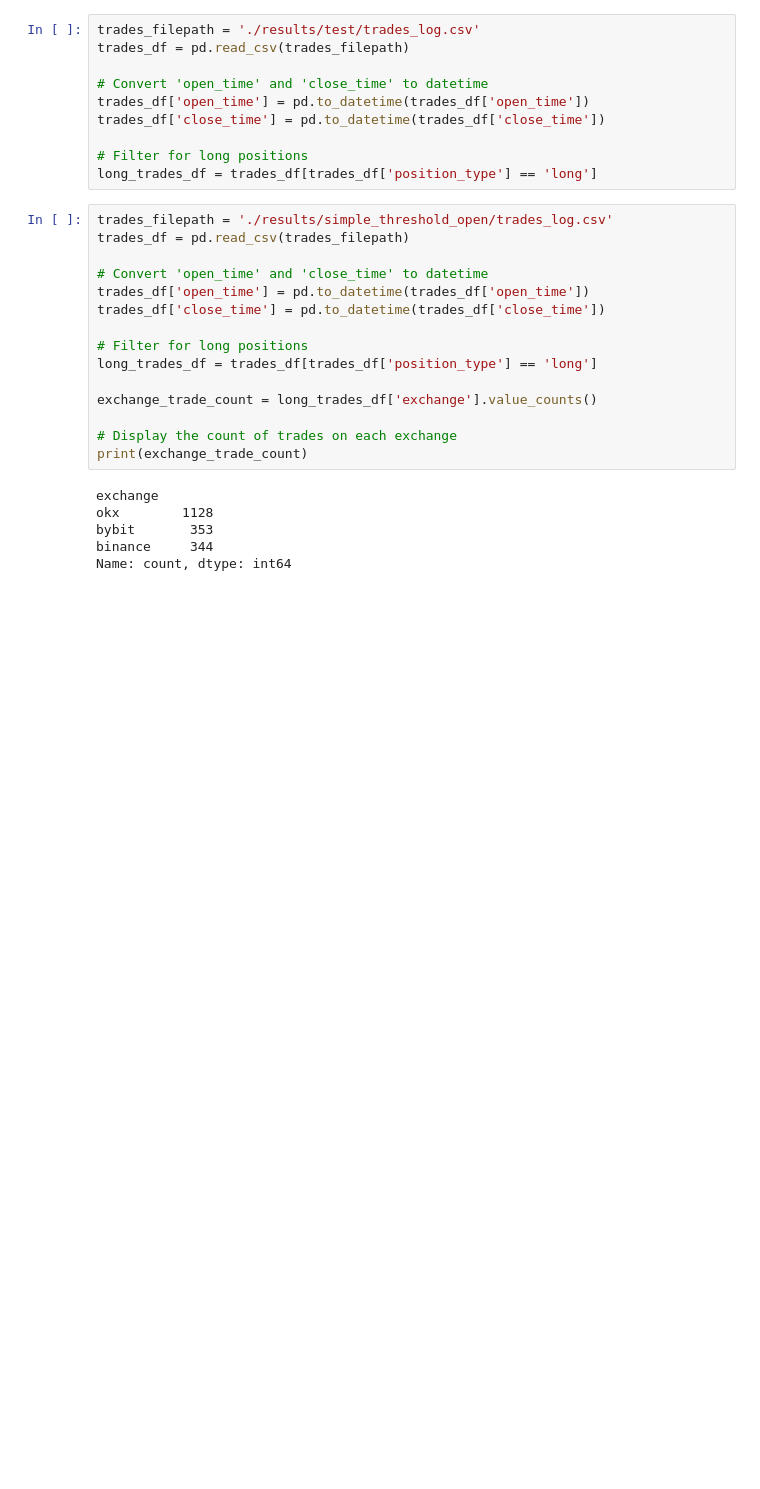
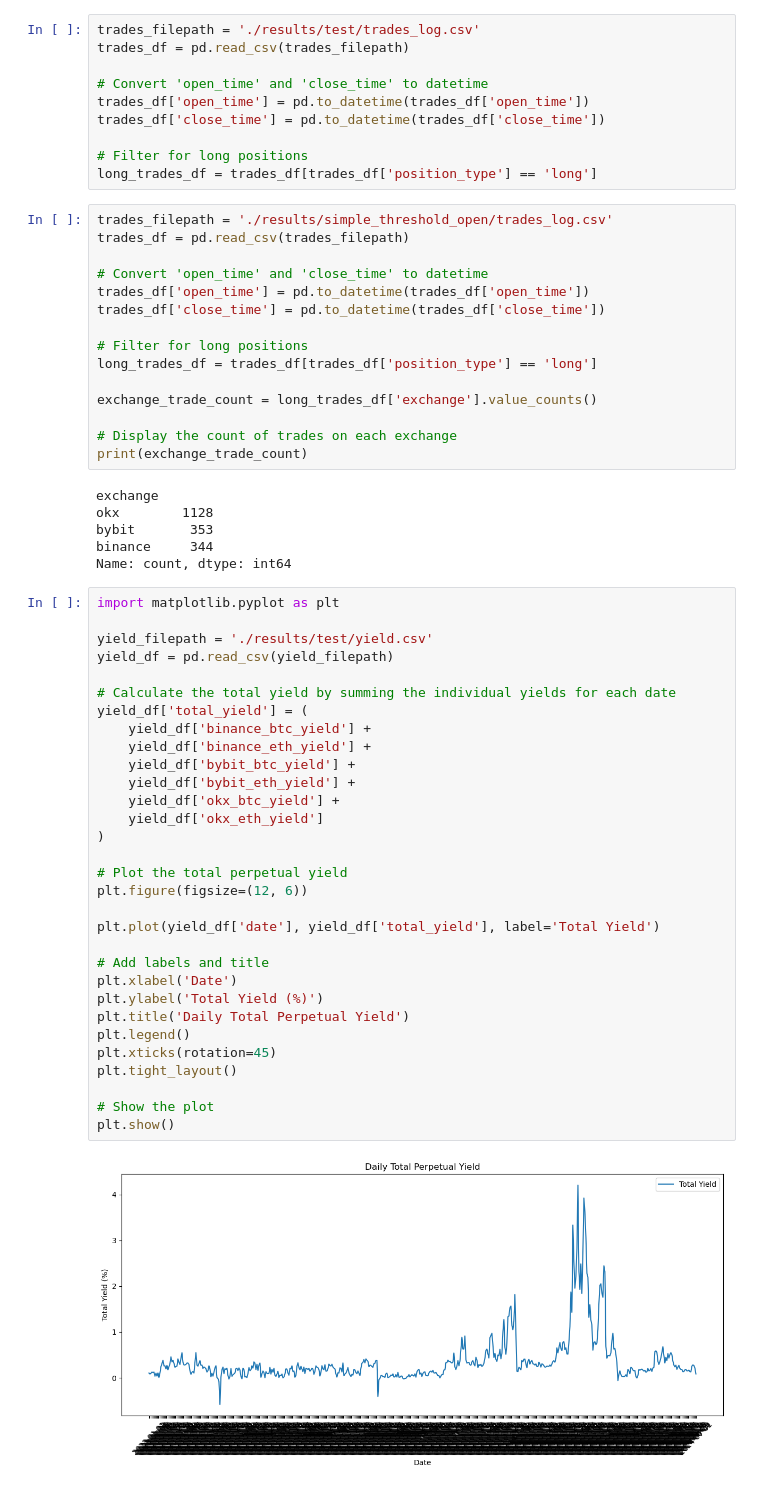
Before and after one commit to AHA-HH/optimising-funding-rate-arbitrage, a Jupyter notebook: analysis/exploratory.ipynb, the cells around one changed output. Drawn from its saved outputs; the diff is of its cells as text; blank space fills up the shorter version.

Commit message:
calculate avg perp yield and log

```diff
--- a/analysis/exploratory.ipynb
+++ b/analysis/exploratory.ipynb
@@ -207,3 +207,36 @@ okx        1128
 bybit       353
 binance     344
 Name: count, dtype: int64
+# %%
+import matplotlib.pyplot as plt
+
+yield_filepath = './results/test/yield.csv'
+yield_df = pd.read_csv(yield_filepath)
+
+# Calculate the total yield by summing the individual yields for each date
+yield_df['total_yield'] = (
+    yield_df['binance_btc_yield'] +
+    yield_df['binance_eth_yield'] +
+    yield_df['bybit_btc_yield'] +
+    yield_df['bybit_eth_yield'] +
+    yield_df['okx_btc_yield'] +
+    yield_df['okx_eth_yield']
+)
+
+# Plot the total perpetual yield
+plt.figure(figsize=(12, 6))
+
+plt.plot(yield_df['date'], yield_df['total_yield'], label='Total Yield')
+
+# Add labels and title
+plt.xlabel('Date')
+plt.ylabel('Total Yield (%)')
+plt.title('Daily Total Perpetual Yield')
+plt.legend()
+plt.xticks(rotation=45)
+plt.tight_layout()
+
+# Show the plot
+plt.show()
+# %% [output]
+[figure, added]
```
Also changed, not shown: parts of 2 cells of this notebook, 2 other files.
